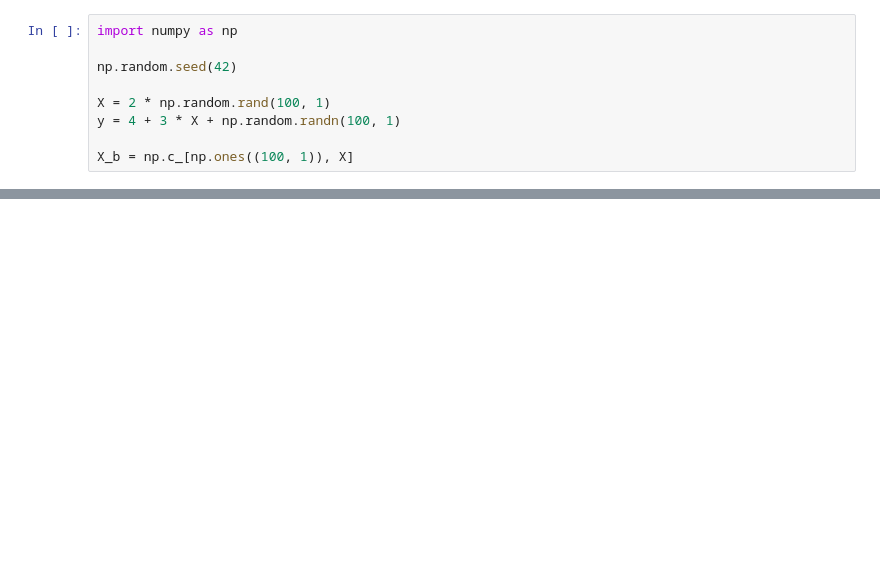
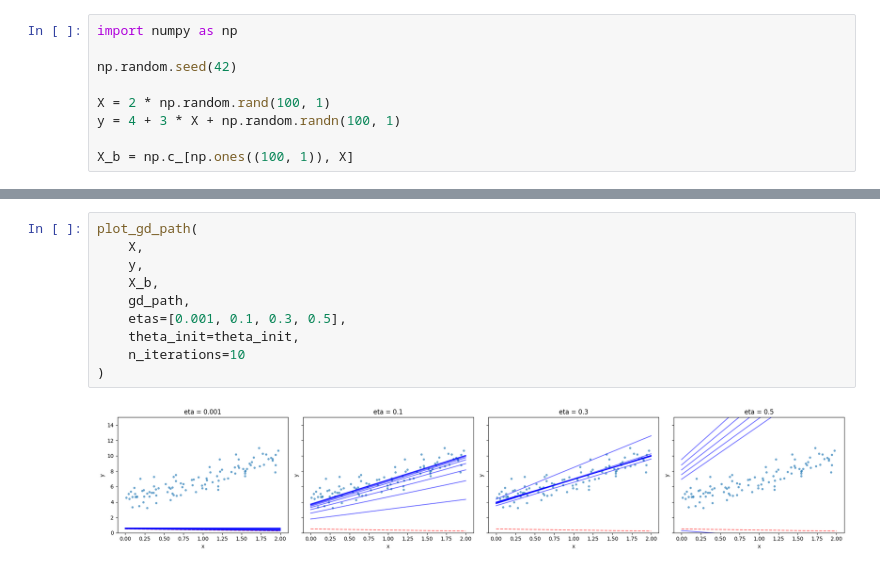
Before and after one commit to zerostate404/handson-ml-ch04-training-models, a Jupyter notebook: notebooks/02_batch_gradient_descent.ipynb, the cells around one changed output, grey strips where cells are left out. Saved outputs shown, nothing was run; the diff lists cells and outputs as text; blank space fills up the shorter version.

```diff
--- a/notebooks/02_batch_gradient_descent.ipynb
+++ b/notebooks/02_batch_gradient_descent.ipynb
@@ -65,0 +85,12 @@ plt.show()
+# %%
+plot_gd_path(
+    X,
+    y,
+    X_b,
+    gd_path,
+    etas=[0.001, 0.1, 0.3, 0.5],
+    theta_init=theta_init,
+    n_iterations=10
+)
+# %% [output]
+[figure, added]
```
Also changed, not shown: parts of 17 cells of this notebook, 3 other files.
